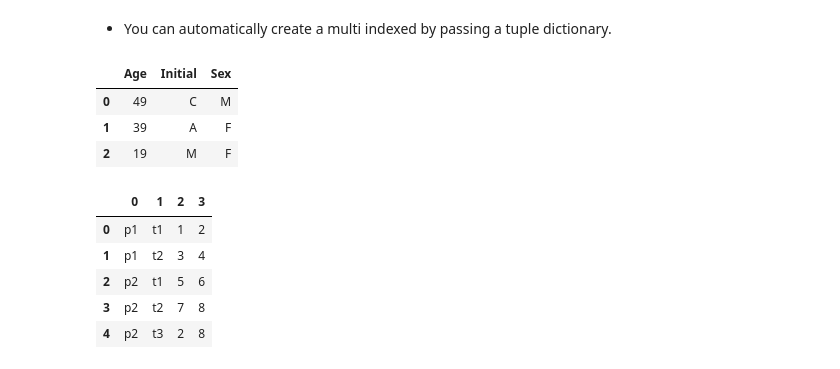
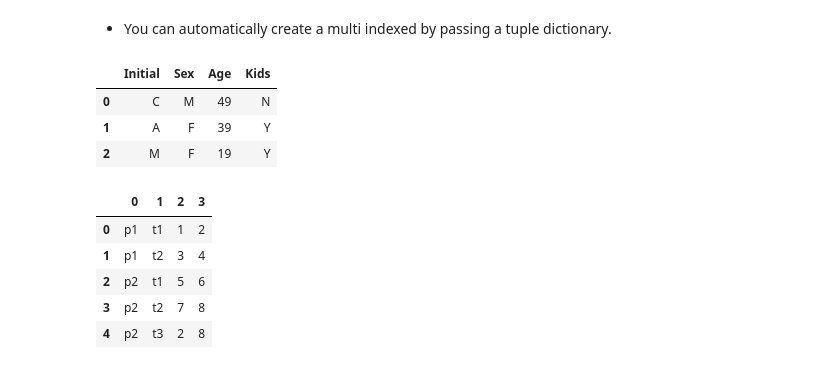
Before and after one commit to w3nnn/Week1iat360, a Jupyter notebook: Introduction_to_Python.ipynb, the cells around one changed output. Cells and saved outputs as stored; diff of their text form; code cells hidden in the pictures.

```diff
--- a/Introduction_to_Python.ipynb
+++ b/Introduction_to_Python.ipynb
@@ -1165,14 +1216,14 @@ pd.DataFrame(data)
  - You can automatically create a multi indexed by passing a tuple dictionary.
 # %%
 
-df = pd.DataFrame({'Initial': ['C','A','M'], 'Sex': ['M', 'F', 'F'], 'Age': [49, 39, 19]})
-#df = df[['Initial', 'Sex', 'Age']]
+df = pd.DataFrame({'Initial': ['C','A','M'], 'Sex': ['M', 'F', 'F'], 'Age': [49, 39, 19], 'Kids': ['N', 'Y', 'Y']})
+#df = df[['Initial', 'Sex', 'Age' 'Has Kids']] #added another colume, of who has kids
 df
 # %% [output]
-|  | Age | Initial | Sex |
-| 0 | 49 | C | M |
-| 1 | 39 | A | F |
-| 2 | 19 | M | F |
+|  | Initial | Sex | Age | Kids |
+| 0 | C | M | 49 | N |
+| 1 | A | F | 39 | Y |
+| 2 | M | F | 19 | Y |
 # %%
 data = [('p1', 't1', 1, 2),('p1', 't2', 3, 4),('p2', 't1', 5, 6),('p2', 't2', 7, 8),('p2', 't3', 2, 8)]
 
```
Also changed, not shown: parts of 28 cells of this notebook.
